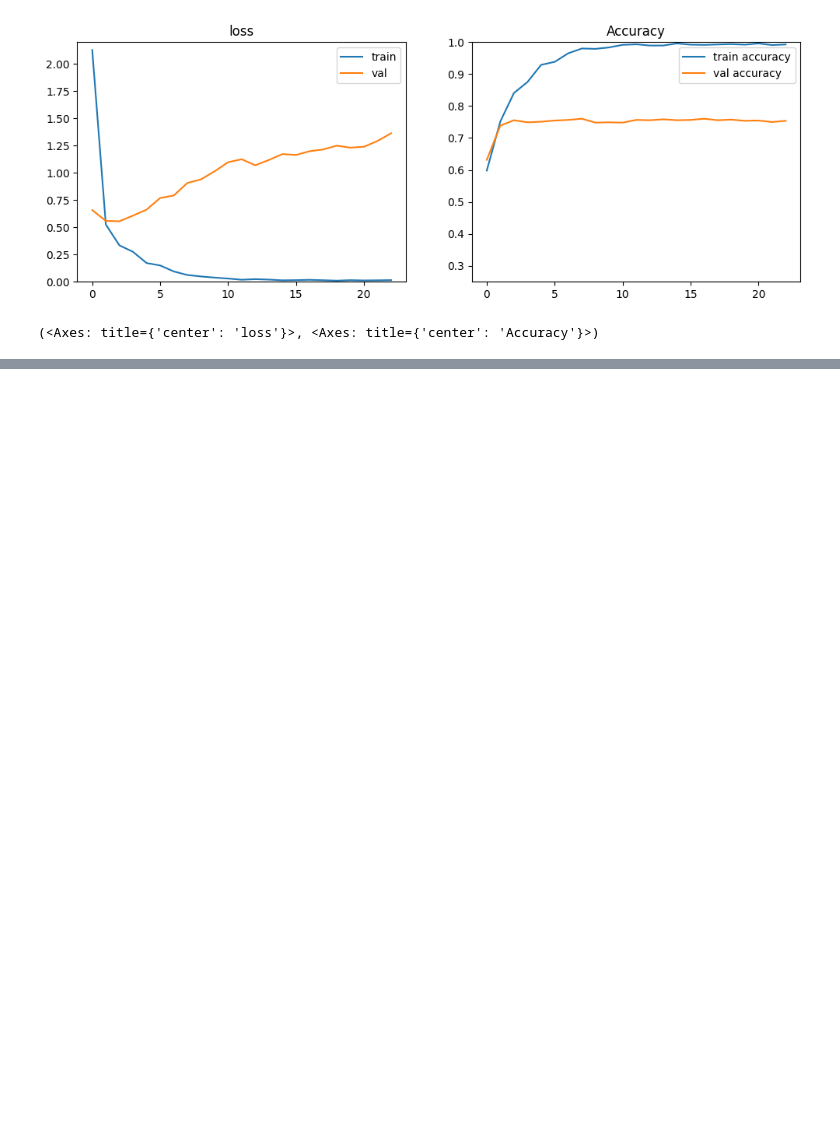
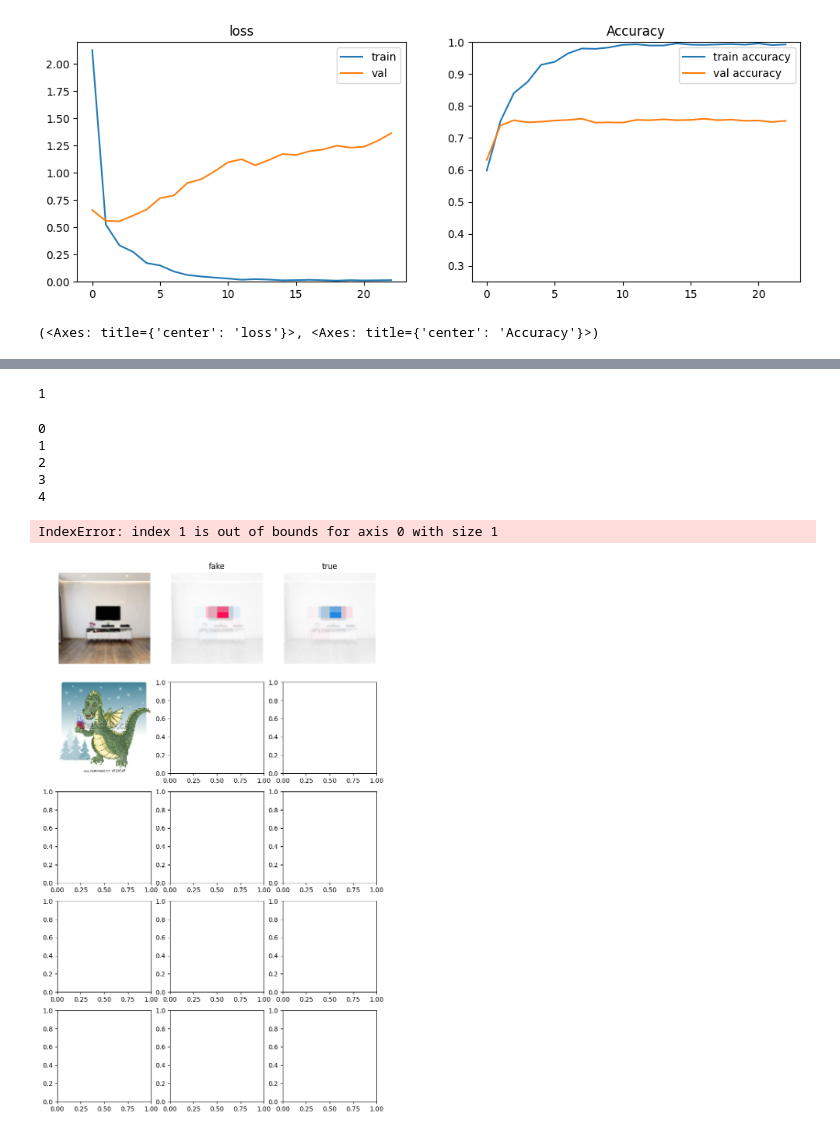
Before and after one commit to Corentr1/Ai-Detector-Back, a Jupyter notebook: notebooks/model_testing_corentin.ipynb, the cells around one changed output, grey strips where cells are left out. Saved outputs shown, nothing was run; the diff lists cells and outputs as text; code cells hidden in the pictures; blank space fills up the shorter version.

```diff
--- a/notebooks/model_testing_corentin.ipynb
+++ b/notebooks/model_testing_corentin.ipynb
@@ -742,0 +788,5 @@ Epoch 23/75
+# %%
+max_results = 100
+
+X, y = load_data(max_results)
+X_train, X_test, y_train, y_test = train_test_split(X, y, test_size=0.1, random_state=42)
@@ -742,0 +823,7 @@ Epoch 23/75
+# %%
+def model_compile(model):
+    model.compile(loss='categorical_crossentropy',
+                optimizer='adam',
+                metrics=['accuracy']
+                )
+    return model
@@ -742,0 +905,33 @@ Epoch 23/75
+# %%
+# A masker that will mask out partitions of the input image
+masker = shap.maskers.Image("blur(128,128)", X_test[0].shape)
+
+def model_function(X):
+    X_copy = X.copy()
+    return model(X_copy)
+
+# Finally create the explainer
+explainer = shap.Explainer(model_function, masker, output_names=["fake", "true"])
+
+# to estimate the SHAP values
+shap_values = explainer(X_test[10:15], max_evals=500, batch_size=5)
+# %%
+pixel_values = X_test[10:15]
+
+pixel_values.reshape(1, *pixel_values.shape).shape[0]
+# %% [output]
+1
+# %%
+for i in range(len(shap_values)):
+,    print(i)
+# %% [output]
+0
+1
+2
+3
+4
+# %%
+shap.image_plot(shap_values, pixel_values=X_test[10:15], labels=None)
+# %% [output]
+IndexError: index 1 is out of bounds for axis 0 with size 1
+[figure, added]
```
Also changed, not shown: parts of 12 cells of this notebook, 1 other file.
